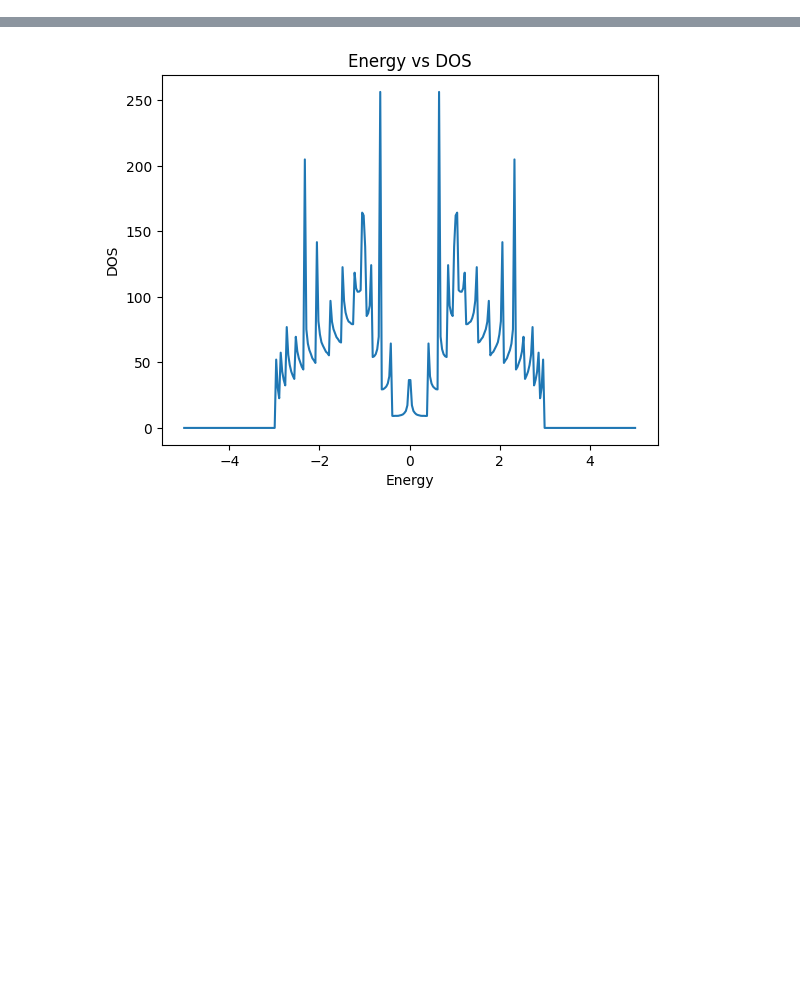
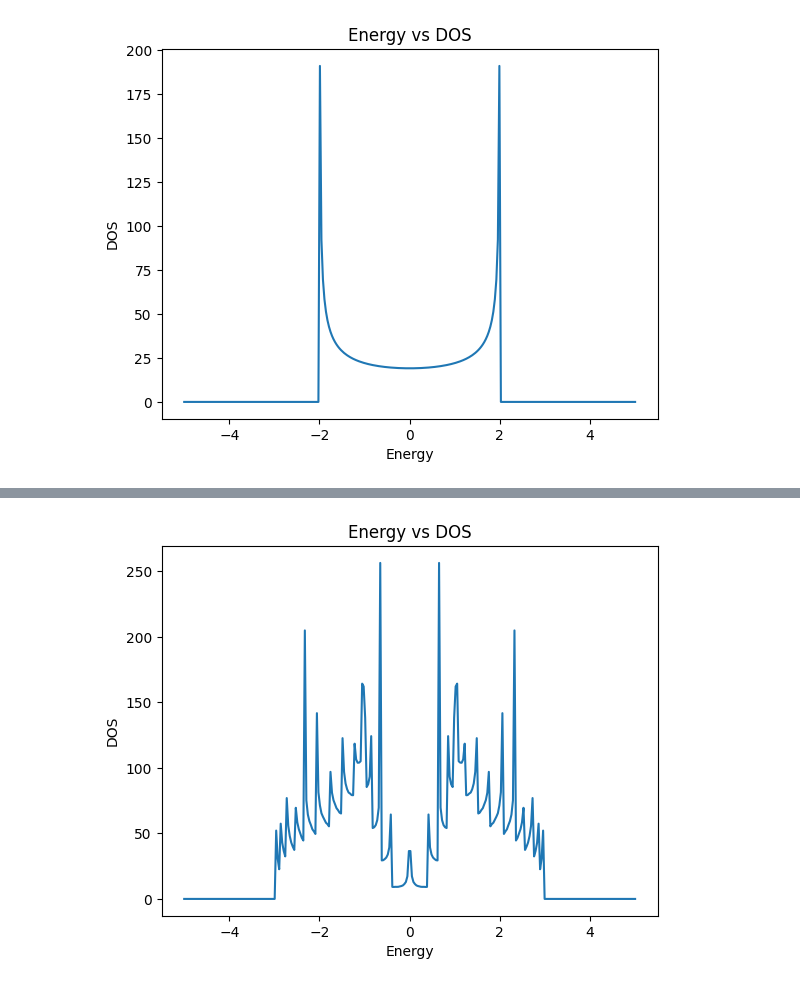
Before and after one commit to nandandiwan/transistorNEGF, a Jupyter notebook: src/test_systems/test.ipynb, the cells around one changed output, grey strips where cells are left out. Drawn from its saved outputs; the diff is of its cells as text; code cells hidden in the pictures; blank space fills up the shorter version.

```diff
--- a/src/test_systems/test.ipynb
+++ b/src/test_systems/test.ipynb
@@ -5,3 +12,20 @@ from rgf import GreensFunction
 import numpy as np
 import scipy.sparse as sp
 import matplotlib.pyplot as plt
+# %%
+ham = Hamiltonian("one_d_wire")
+gf = GreensFunction(ham)
+
+
+energy = np.linspace(-5,5, 300)
+dos = gf.calculate_DOS()
+
+
+plt.plot(energy, dos)
+plt.ylabel('DOS')
+plt.xlabel('Energy')
+plt.title('Energy vs DOS')
+
+plt.show()
+# %% [output]
+[figure, added]
```
Also changed, not shown: parts of 4 cells of this notebook, 4 other files.
